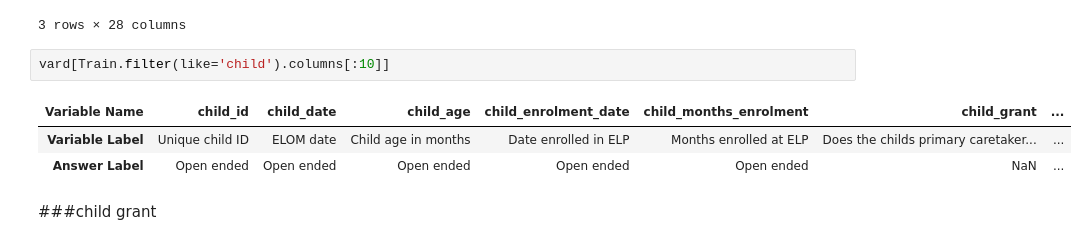
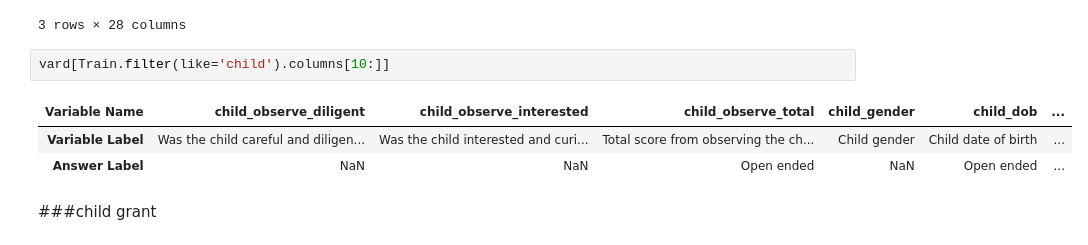
Before and after one commit to emms204/DataDrive2030-Early-Learning-Predictors-, a Jupyter notebook: DataDrive2030_Early_Learning_Predictors_Challenge.ipynb, the cells around one changed output. Saved outputs shown, nothing was run; the diff lists cells and outputs as text.

```diff
--- a/DataDrive2030_Early_Learning_Predictors_Challenge.ipynb
+++ b/DataDrive2030_Early_Learning_Predictors_Challenge.ipynb
@@ -163,11 +161,11 @@ Train.filter(like='child').head(3)
 | 2 | ID_R00SN7AUD | 2022-03-11 | 69.000000 | NaN | NaN | NaN | ... |
 3 rows × 28 columns
 # %%
-vard[Train.filter(like='child').columns[:10]]
+vard[Train.filter(like='child').columns[10:]]
 # %% [output]
-| Variable Name | child_id | child_date | child_age | child_enrolment_date | child_months_enrolment | child_grant | ... |
-| Variable Label | Unique child ID | ELOM date | Child age in months | Date enrolled in ELP | Months enrolled at ELP | Does the childs primary caretaker... | ... |
-| Answer Label | Open ended | Open ended | Open ended | Open ended | Open ended | NaN | ... |
+| Variable Name | child_observe_diligent | child_observe_interested | child_observe_total | child_gender | child_dob | ... |
+| Variable Label | Was the child careful and diligen... | Was the child interested and curi... | Total score from observing the ch... | Child gender | Child date of birth | ... |
+| Answer Label | NaN | NaN | Open ended | NaN | Open ended | ... |
 # %% [markdown]
 ###child grant
 # %%
```
Also changed, not shown: parts of 48 cells of this notebook.
